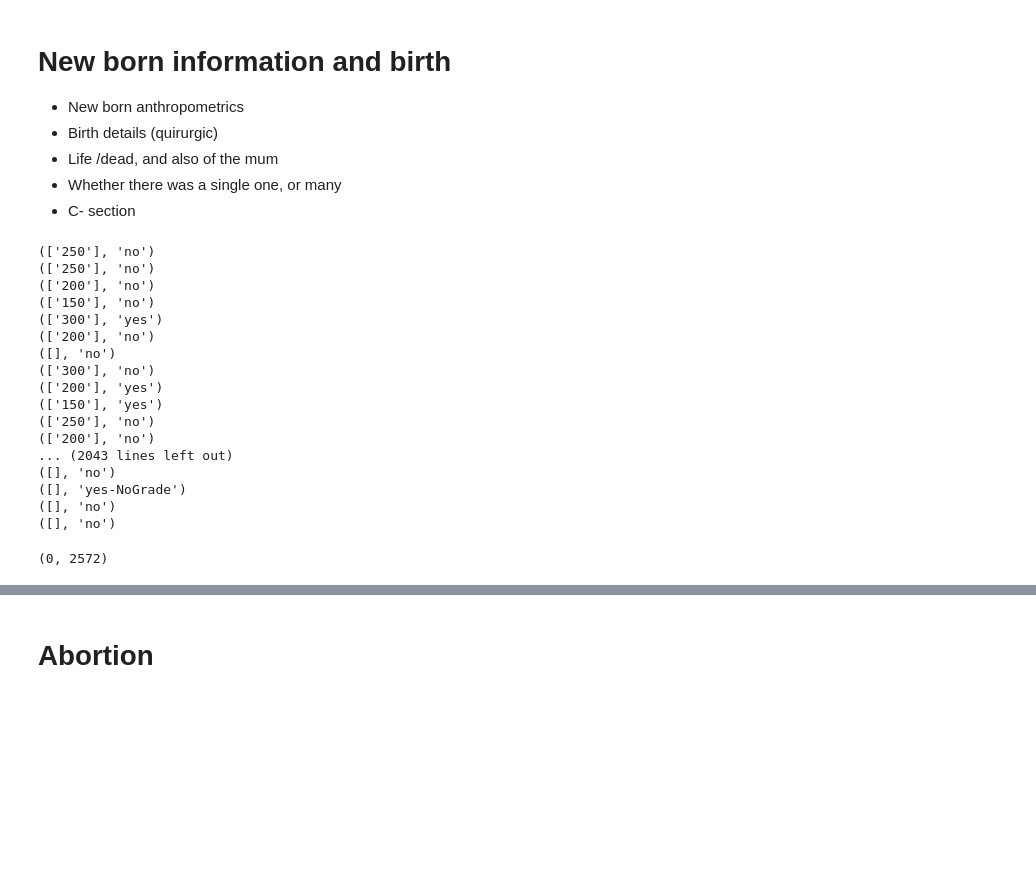
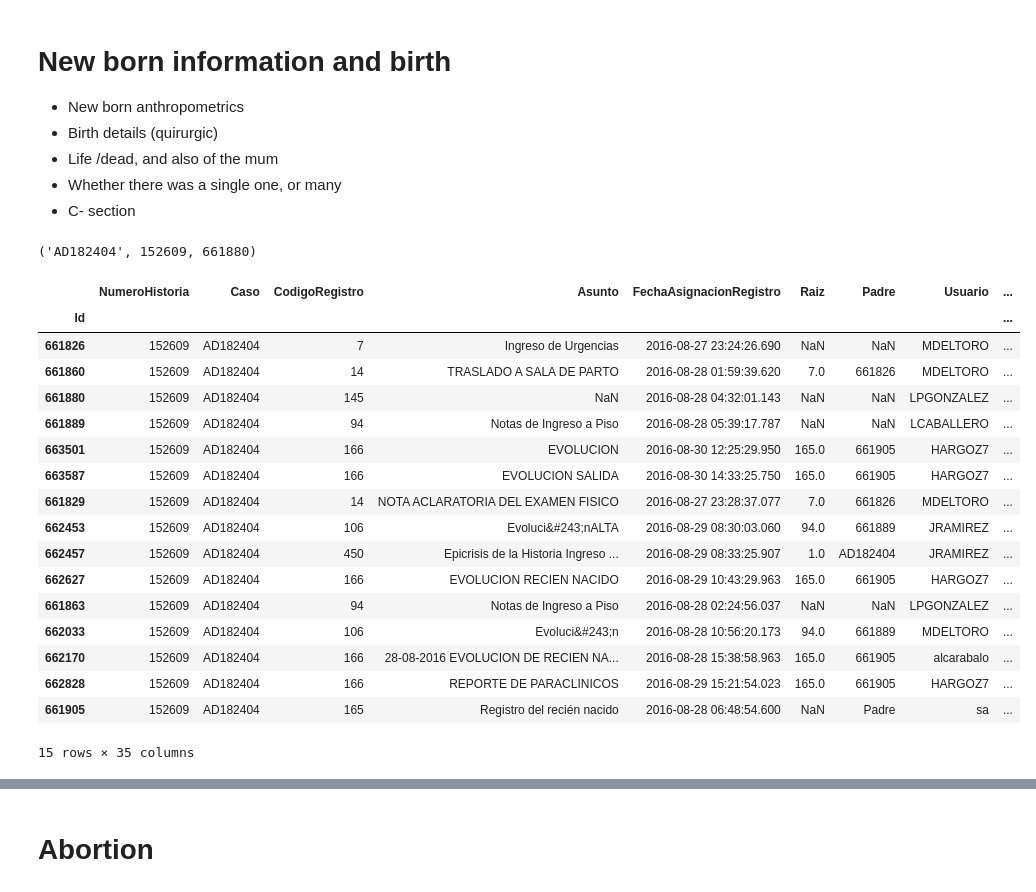
Before and after one commit to gbernardino/toolsCMRC, a Jupyter notebook: dataReader.ipynb, the cells around one changed output, grey strips where cells are left out. Drawn from its saved outputs; the diff is of its cells as text; code cells hidden in the pictures; blank space fills up the shorter version.

Commit message:
Searching for egreso date

```diff
--- a/dataReader.ipynb
+++ b/dataReader.ipynb
@@ -343,3 +347,7 @@ NN
+# %%
+for i, v in backgroundByCase.items():
+    #prettyPrintXML(v.iloc[0].RegistroXML)
+    break
 # %% [markdown]
 ## Quality check
 - See how many have epicrisis
@@ -394,10 +402,15 @@ found
 # %%
 AD213297 -> caso de nacimiento
 # %%
+import re
+pos = []
 for p, k in backgroundByCase.items():
-    xmlET = ET.fromstring(k.iloc[0].RegistroXML)
-    if 'VDRL: REACTIVO' in xmlET.find('.//row[@NombreCampo="Evoluciones"]').get('ValorCampo').upper():
-        prettyPrintXML(k.iloc[0].RegistroXML)
-        print(k.Diagnostico, k.CodigoDiagnosticoRelacionado1, k.CodigoDiagnosticoRelacionado2, k.CodigoDiagnosticoRelacionado3)
-        break
+    try:
+        xmlET = ET.fromstring(k.iloc[0].RegistroXML)
+        evoluciones = cleanString(xmlET.find('.//row[@NombreCampo="Evoluciones"]').get('ValorCampo').upper())
+
+        if re.search('VDRL (REACT|POS)', evoluciones):
+            pos.append(k)
+    except:
+        print('No epicrisis', p)
 # %% [output]
@@ -420,0 +434,6 @@ Name: CodigoDiagnosticoRelacionado3, dtype: object
+# %%
+for n in pos:
+    if n.iloc[0].Caso not in patientsWithPeniciline:
+        print(n.iloc[0].Caso)
+        if n.iloc[0].Caso == 'AD362770':
+            break
@@ -680,6 +717,7 @@ def findDesgarros(text):
     return bloodLost, desgarro
 # %%
 wrongParse = 0
+registersByCase = registros.groupby('Caso')
 for c,v in interventionToCase.items():
     xmlDesc = procedimientos.loc[c].XmlDescripcion
     idProc = getProcFromXMLString(procedimientos.loc[c].XmlDescripcion)
@@ -687,26 +725,32 @@ for c,v in interventionToCase.items():
         et = ET.fromstring(xmlDesc)
         r =  findDesgarros(remove_diacritics(cleanString(et.find('detalle/procedimientos/procedimiento/descripcion').text.lower())))
         wrongParse += r[1] not in ['yes', 'no', 'yes-NoGrade']
-        print(r)
+        print(v)
+        casos = registersByCase.get_group(v[0])[registersByCase.get_group(v[0]).Asunto.str.contains('ALTA') == True]
+        if casos:
+            alta += 1
+        else:
+            noAlta += 1
 # %% [output]
-(['250'], 'no')
-(['250'], 'no')
-(['200'], 'no')
-(['150'], 'no')
-(['300'], 'yes')
-(['200'], 'no')
-([], 'no')
-(['300'], 'no')
-(['200'], 'yes')
-(['150'], 'yes')
-(['250'], 'no')
-(['200'], 'no')
-... (2043 lines left out)
-([], 'no')
-([], 'yes-NoGrade')
-([], 'no')
-([], 'no')
+('AD182404', 152609, 661880)
-# %%
-wrongParse, len(interventionToCase.items())
-# %% [output]
-(0, 2572)
+# %%
+registersByCase.get_group(v[0])
+# %% [output]
+|  | NumeroHistoria | Caso | CodigoRegistro | Asunto | FechaAsignacionRegistro | Raiz | Padre | Usuario | ... |
+| Id |  |  |  |  |  |  |  |  | ... |
+| 661826 | 152609 | AD182404 | 7 | Ingreso de Urgencias | 2016-08-27 23:24:26.690 | NaN | NaN | MDELTORO | ... |
+| 661860 | 152609 | AD182404 | 14 | TRASLADO A SALA DE PARTO | 2016-08-28 01:59:39.620 | 7.0 | 661826 | MDELTORO | ... |
+| 661880 | 152609 | AD182404 | 145 | NaN | 2016-08-28 04:32:01.143 | NaN | NaN | LPGONZALEZ | ... |
+| 661889 | 152609 | AD182404 | 94 | Notas de Ingreso a Piso | 2016-08-28 05:39:17.787 | NaN | NaN | LCABALLERO | ... |
+| 663501 | 152609 | AD182404 | 166 | EVOLUCION | 2016-08-30 12:25:29.950 | 165.0 | 661905 | HARGOZ7 | ... |
+| 663587 | 152609 | AD182404 | 166 | EVOLUCION SALIDA | 2016-08-30 14:33:25.750 | 165.0 | 661905 | HARGOZ7 | ... |
+| 661829 | 152609 | AD182404 | 14 | NOTA ACLARATORIA DEL EXAMEN FISICO | 2016-08-27 23:28:37.077 | 7.0 | 661826 | MDELTORO | ... |
+| 662453 | 152609 | AD182404 | 106 | Evoluci&#243;nALTA | 2016-08-29 08:30:03.060 | 94.0 | 661889 | JRAMIREZ | ... |
+| 662457 | 152609 | AD182404 | 450 | Epicrisis de la Historia Ingreso ... | 2016-08-29 08:33:25.907 | 1.0 | AD182404 | JRAMIREZ | ... |
+| 662627 | 152609 | AD182404 | 166 | EVOLUCION RECIEN NACIDO | 2016-08-29 10:43:29.963 | 165.0 | 661905 | HARGOZ7 | ... |
+| 661863 | 152609 | AD182404 | 94 | Notas de Ingreso a Piso | 2016-08-28 02:24:56.037 | NaN | NaN | LPGONZALEZ | ... |
+| 662033 | 152609 | AD182404 | 106 | Evoluci&#243;n | 2016-08-28 10:56:20.173 | 94.0 | 661889 | MDELTORO | ... |
+| 662170 | 152609 | AD182404 | 166 | 28-08-2016 EVOLUCION DE RECIEN NA... | 2016-08-28 15:38:58.963 | 165.0 | 661905 | alcarabalo | ... |
+| 662828 | 152609 | AD182404 | 166 | REPORTE DE PARACLINICOS | 2016-08-29 15:21:54.023 | 165.0 | 661905 | HARGOZ7 | ... |
+| 661905 | 152609 | AD182404 | 165 | Registro del recién nacido | 2016-08-28 06:48:54.600 | NaN | Padre | sa | ... |
+15 rows × 35 columns
```
Also changed, not shown: parts of 9 cells of this notebook.
